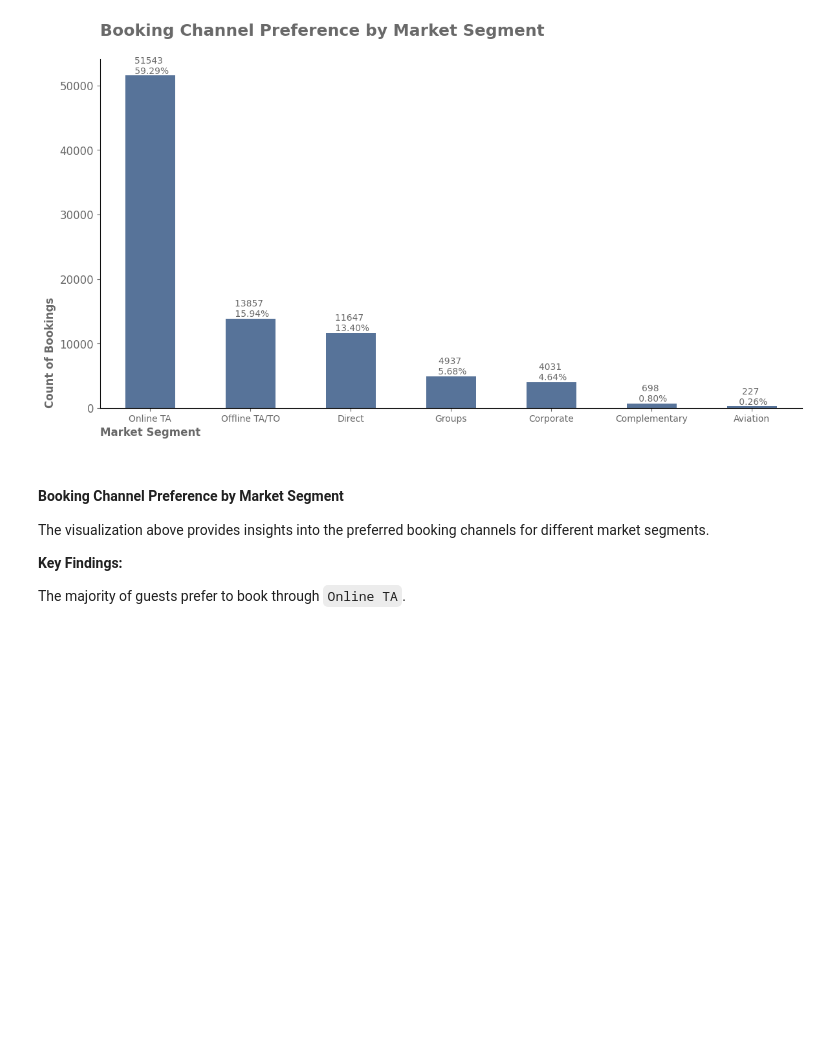
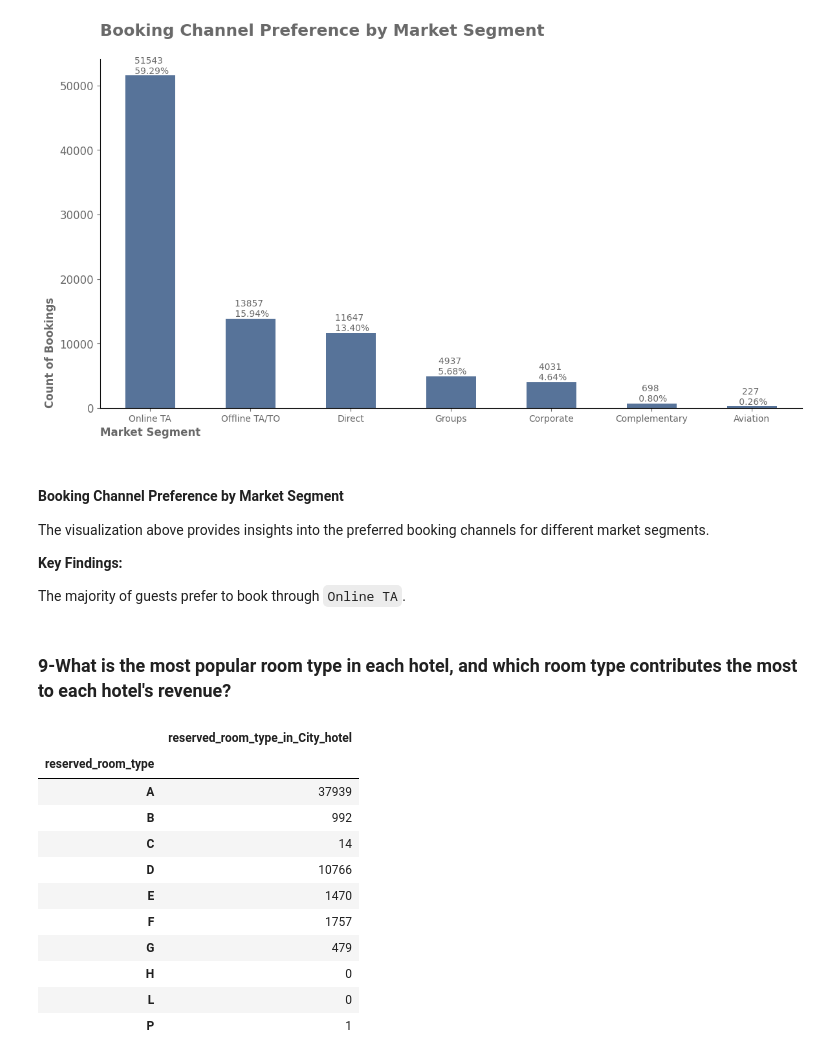
Before and after one commit to AliMSHGH/Hotel-_Bookings_Analysis, a Jupyter notebook: Hotel-_Bookings_Analysis.ipynb, the cells around one changed output. Saved outputs shown, nothing was run; the diff lists cells and outputs as text; code cells hidden in the pictures; blank space fills up the shorter version.

```diff
--- a/Hotel-_Bookings_Analysis.ipynb
+++ b/Hotel-_Bookings_Analysis.ipynb
@@ -1189,3 +1189,24 @@ The visualization above provides insights into the preferred booking channels fo
 **Key Findings:**
 
 The majority of  guests prefer to book through ``Online TA``.
+# %% [markdown]
+### 9-What is the most popular room type in each hotel, and which room type contributes the most to each hotel's revenue?
+# %%
+City_hotel_09= df[df["hotel"] == 'City Hotel']
+room_type_City_hotel= City_hotel_09.groupby(['reserved_room_type'],observed=False)\
+    .agg({"reserved_room_type" :  'count' })\
+        .rename({"reserved_room_type": "reserved_room_type_in_City_hotel"}, axis="columns")
+room_type_City_hotel
+# %% [output]
+|  | reserved_room_type_in_City_hotel |
+| reserved_room_type |  |
+| A | 37939 |
+| B | 992 |
+| C | 14 |
+| D | 10766 |
+| E | 1470 |
+| F | 1757 |
+| G | 479 |
+| H | 0 |
+| L | 0 |
+| P | 1 |
```
Also changed, not shown: parts of 13 cells of this notebook.
